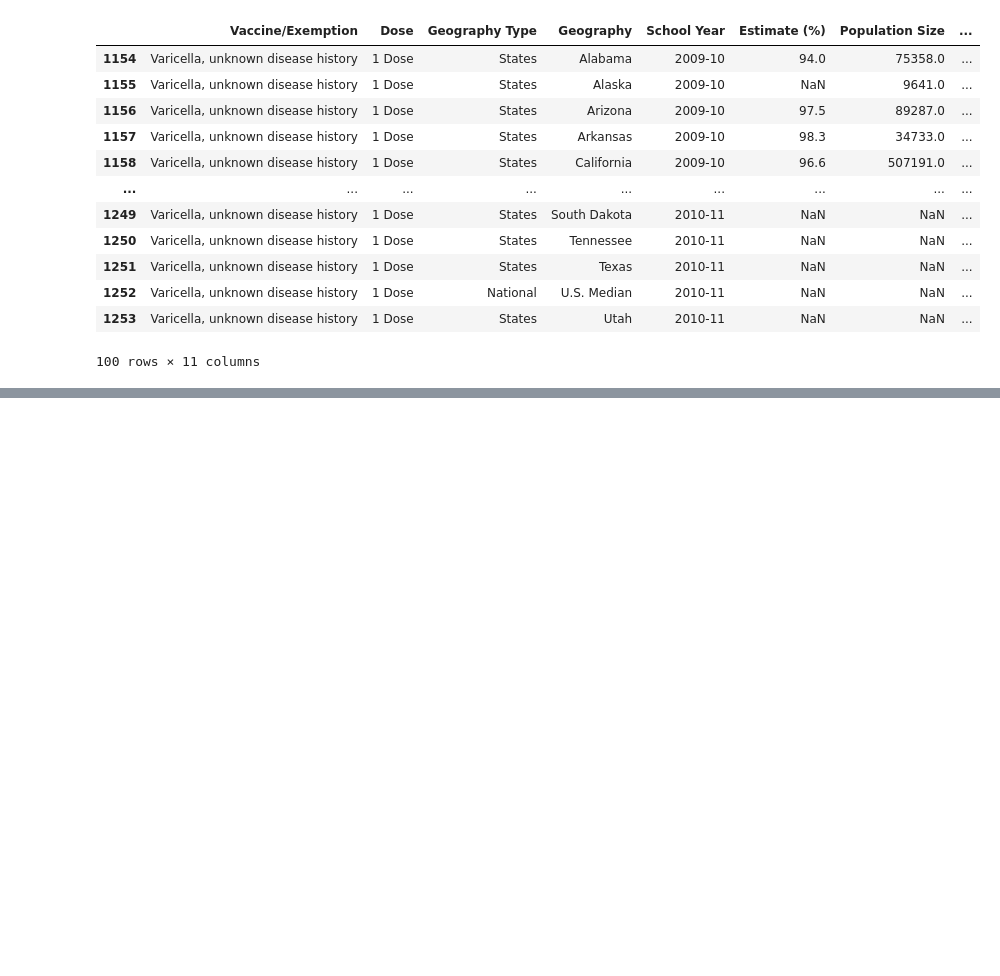
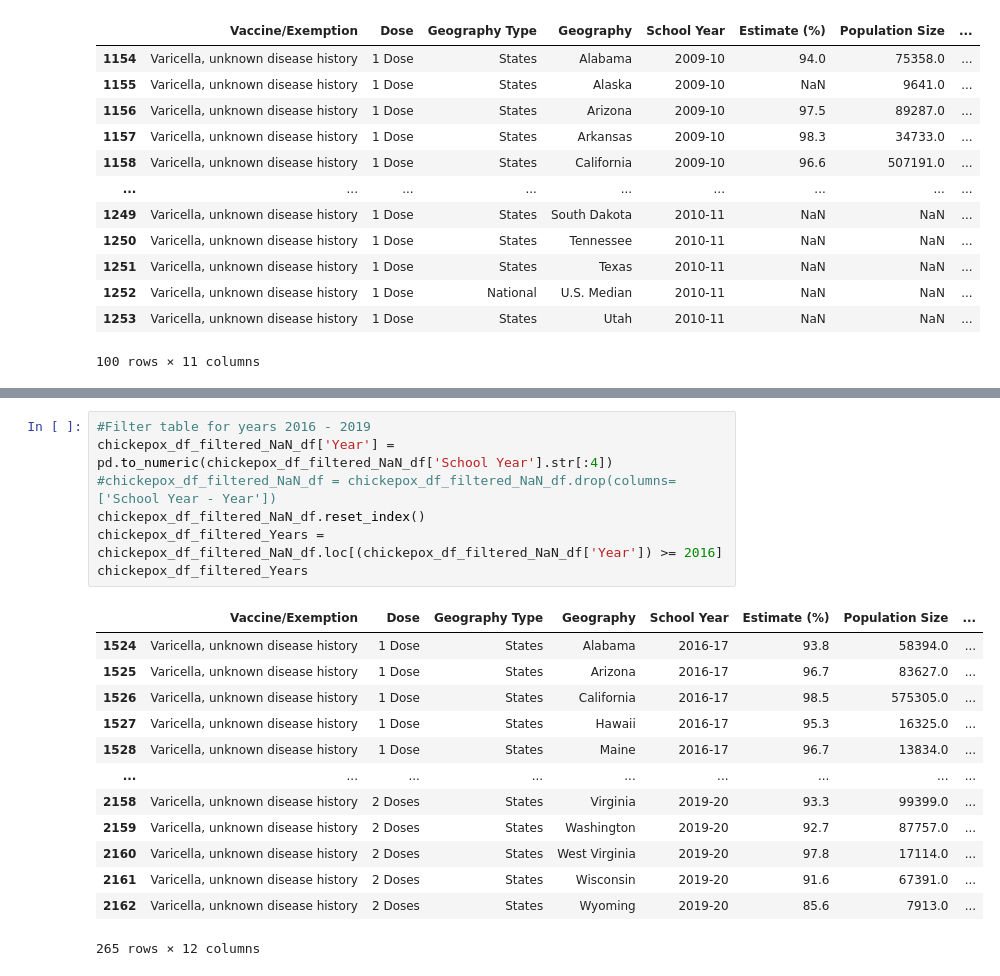
Before and after one commit to jared-roussel/chickenpox-vaccinations, a Jupyter notebook: main.ipynb, the cells around one changed output, grey strips where cells are left out. Saved outputs shown, nothing was run; the diff lists cells and outputs as text; blank space fills up the shorter version.

```diff
--- a/main.ipynb
+++ b/main.ipynb
@@ -105,0 +121,21 @@ chickepox_df_filtered_NaN_df
+# %%
+#Filter table for years 2016 - 2019
+chickepox_df_filtered_NaN_df['Year'] = pd.to_numeric(chickepox_df_filtered_NaN_df['School Year'].str[:4])
+#chickepox_df_filtered_NaN_df = chickepox_df_filtered_NaN_df.drop(columns=['School Year - Year'])
+chickepox_df_filtered_NaN_df.reset_index()
+chickepox_df_filtered_Years = chickepox_df_filtered_NaN_df.loc[(chickepox_df_filtered_NaN_df['Year']) >= 2016]
+chickepox_df_filtered_Years
+# %% [output]
+|  | Vaccine/Exemption | Dose | Geography Type | Geography | School Year | Estimate (%) | Population Size | ... |
+| 1524 | Varicella, unknown disease history | 1 Dose | States | Alabama | 2016-17 | 93.8 | 58394.0 | ... |
+| 1525 | Varicella, unknown disease history | 1 Dose | States | Arizona | 2016-17 | 96.7 | 83627.0 | ... |
+| 1526 | Varicella, unknown disease history | 1 Dose | States | California | 2016-17 | 98.5 | 575305.0 | ... |
+| 1527 | Varicella, unknown disease history | 1 Dose | States | Hawaii | 2016-17 | 95.3 | 16325.0 | ... |
+| 1528 | Varicella, unknown disease history | 1 Dose | States | Maine | 2016-17 | 96.7 | 13834.0 | ... |
+| ... | ... | ... | ... | ... | ... | ... | ... | ... |
+| 2158 | Varicella, unknown disease history | 2 Doses | States | Virginia | 2019-20 | 93.3 | 99399.0 | ... |
+| 2159 | Varicella, unknown disease history | 2 Doses | States | Washington | 2019-20 | 92.7 | 87757.0 | ... |
+| 2160 | Varicella, unknown disease history | 2 Doses | States | West Virginia | 2019-20 | 97.8 | 17114.0 | ... |
+| 2161 | Varicella, unknown disease history | 2 Doses | States | Wisconsin | 2019-20 | 91.6 | 67391.0 | ... |
+| 2162 | Varicella, unknown disease history | 2 Doses | States | Wyoming | 2019-20 | 85.6 | 7913.0 | ... |
+265 rows × 12 columns
```
Also changed, not shown: parts of 19 cells of this notebook, 4 other files.
